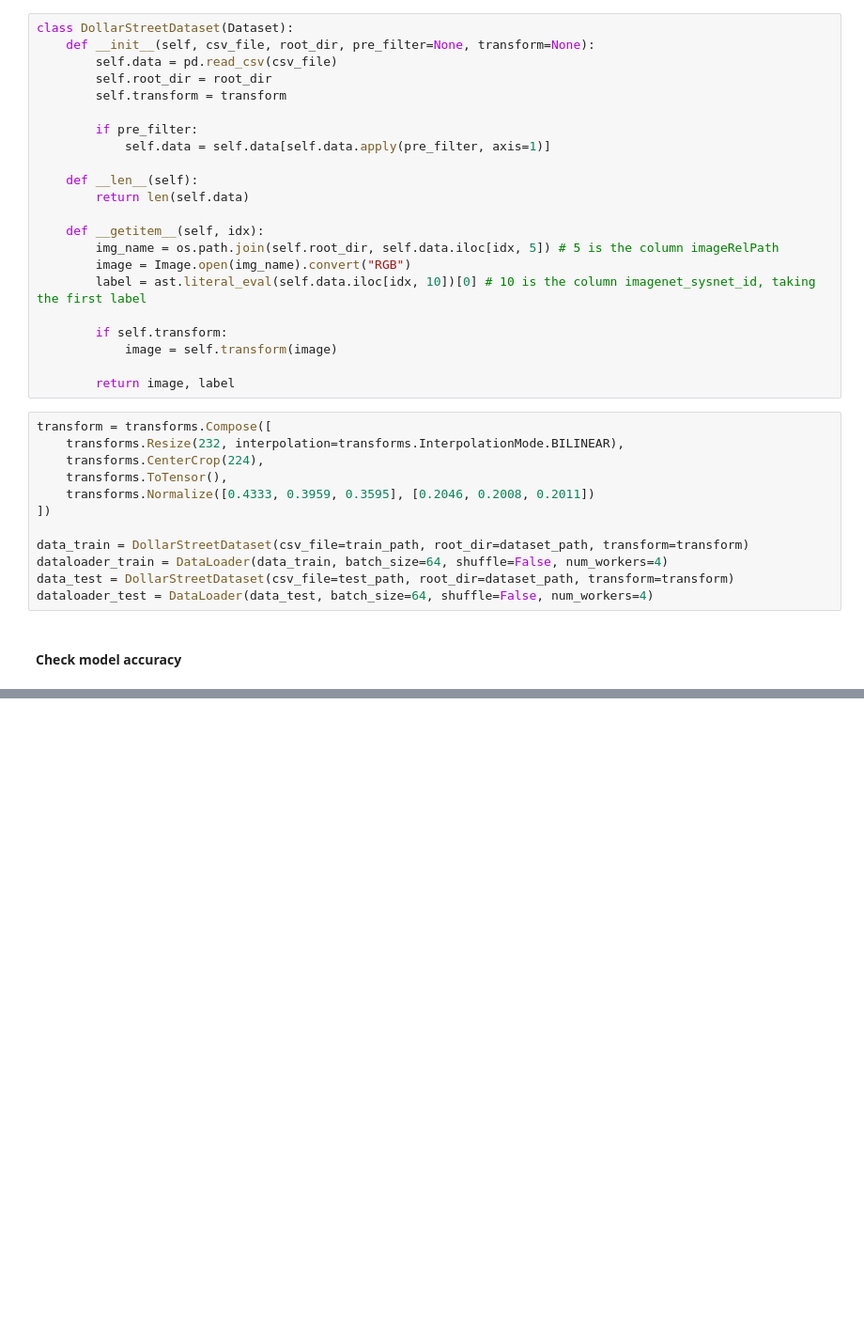
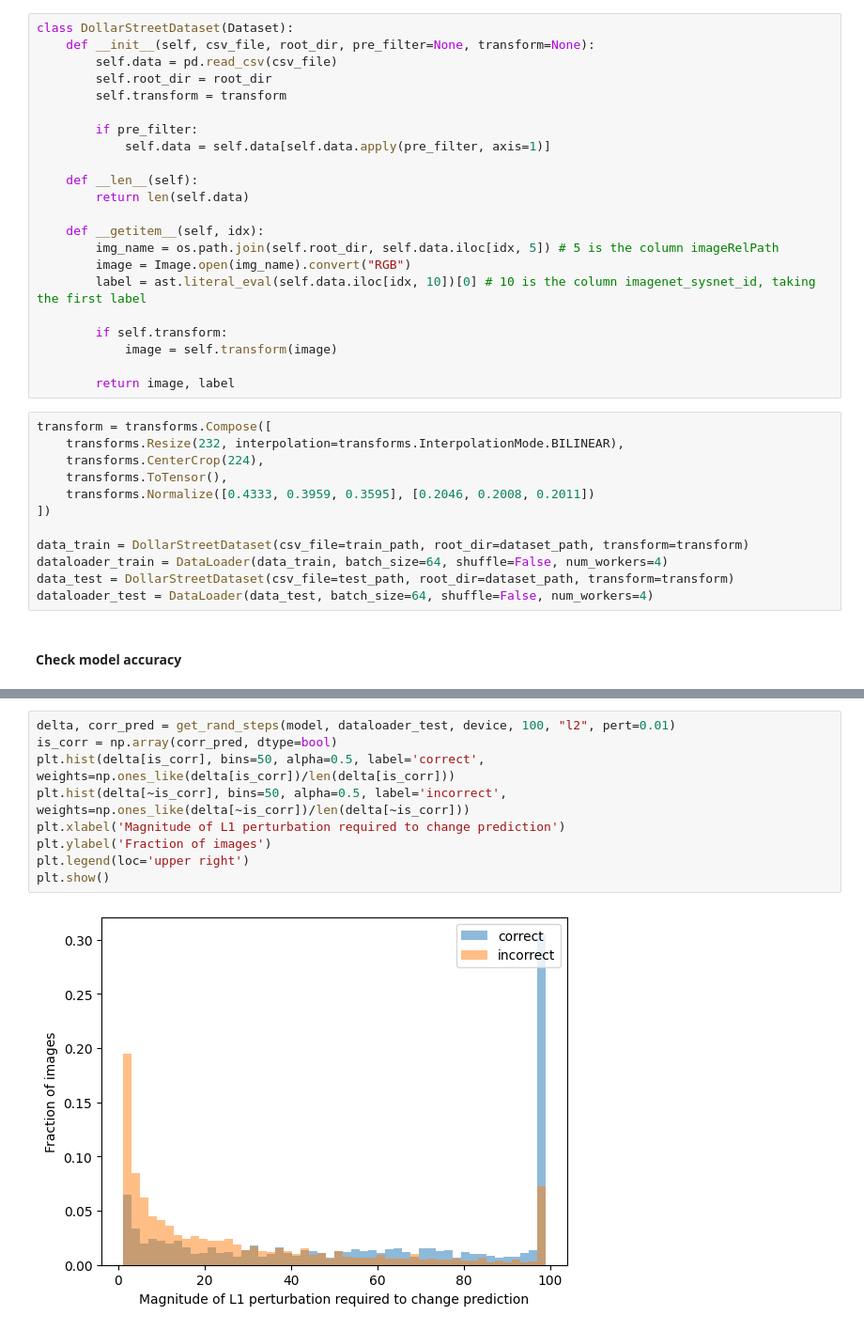
Before and after one commit to cleverhans-lab/suitability, a Jupyter notebook: dollarstreet.ipynb, the cells around one changed output, grey strips where cells are left out. Shown at 94% size. Saved outputs shown, nothing was run; the diff lists cells and outputs as text; blank space fills up the shorter version.

```diff
--- a/dollarstreet.ipynb
+++ b/dollarstreet.ipynb
@@ -103,0 +193,11 @@ for region in REGIONS:
+# %%
+delta, corr_pred = get_rand_steps(model, dataloader_test, device, 100, "l2", pert=0.01)
+is_corr = np.array(corr_pred, dtype=bool)
+plt.hist(delta[is_corr], bins=50, alpha=0.5, label='correct', weights=np.ones_like(delta[is_corr])/len(delta[is_corr]))
+plt.hist(delta[~is_corr], bins=50, alpha=0.5, label='incorrect', weights=np.ones_like(delta[~is_corr])/len(delta[~is_corr]))
+plt.xlabel('Magnitude of L1 perturbation required to change prediction')
+plt.ylabel('Fraction of images')
+plt.legend(loc='upper right')
+plt.show()
+# %% [output]
+[figure, added]
```
Also changed, not shown: parts of 10 cells of this notebook, 1 other file.
